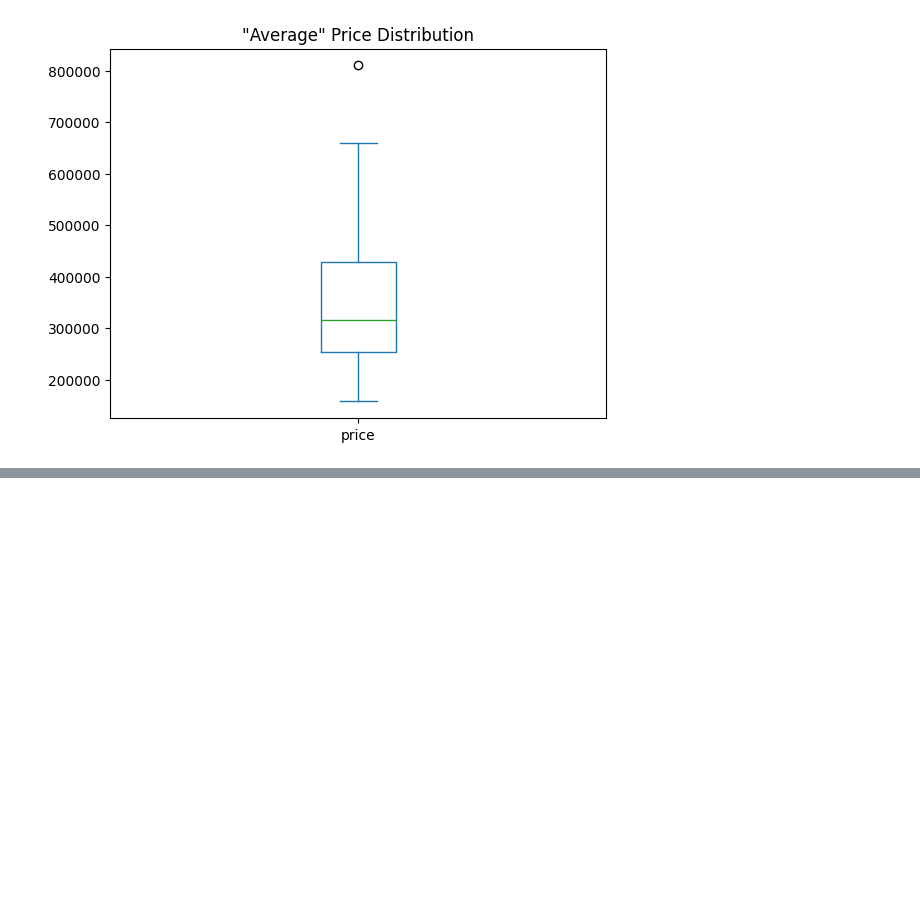
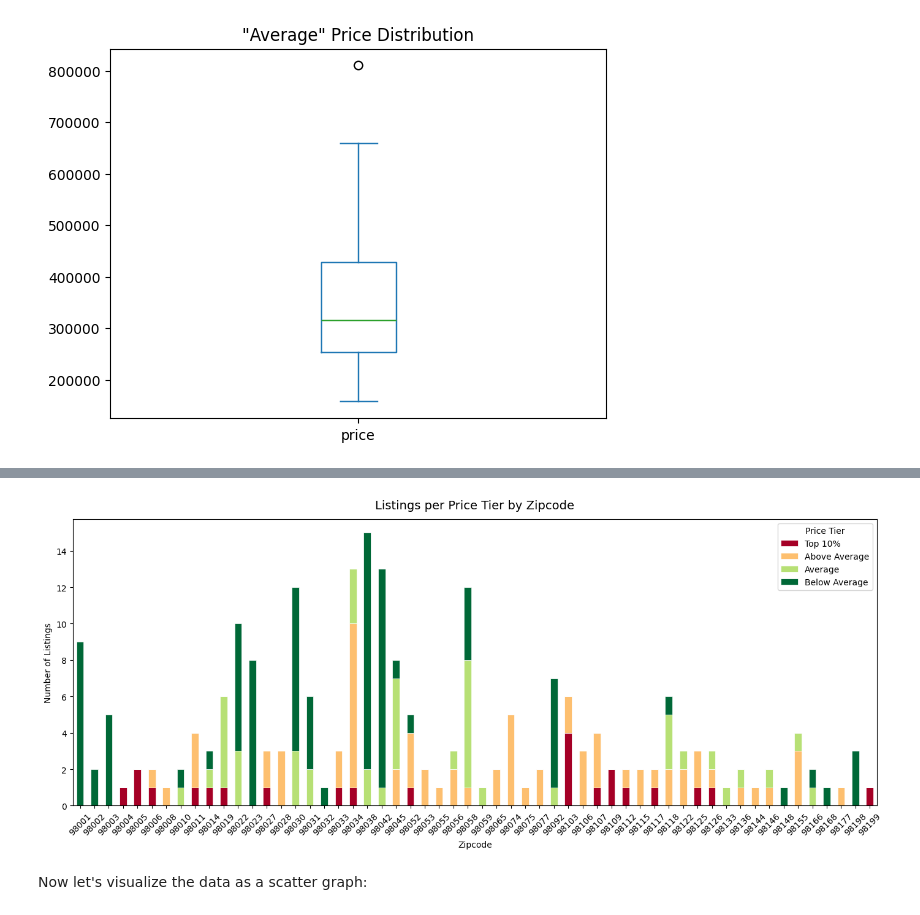
Before and after one commit to lingriosmichael/eda_template, a Jupyter notebook: ash_project.ipynb, the cells around one changed output, grey strips where cells are left out. Cells and saved outputs as stored; diff of their text form; code cells hidden in the pictures; blank space fills up the shorter version.

```diff
--- a/ash_project.ipynb
+++ b/ash_project.ipynb
@@ -534,0 +470,51 @@ plt.show()
+# %%
+# Visualizing the data differently
+
+p90 = df_avg['price'].quantile(0.90)
+p60 = df_avg['price'].quantile(0.60)
+p40 = df_avg['price'].quantile(0.40)
+
+df_t10 = df_avg[df_avg['price'] >= p90]
+df_abv = df_avg[(df_avg['price'] <= p90) & (df_avg['price'] >= p60)]
+df_mid = df_avg[(df_avg['price'] <= p60) & (df_avg['price'] >= p40)]
+df_bel = df_avg[df_avg['price'] <= p40]
+# %%
+# Build a combined DataFrame with counts per zipcode per tier
+tiers = {
+    'Top 10%':  df_t10['zipcode'].value_counts(),
+    'Above Average': df_abv['zipcode'].value_counts(),
+    'Average':       df_mid['zipcode'].value_counts(),
+    'Below Average': df_bel['zipcode'].value_counts(),
+}
+
+# Create the DataFrame
+df_tiers = pd.DataFrame(tiers)
+
+# Fill NaN values with 0 (since a missing zip code means 0 occurrences in that tier)
+df_tiers = df_tiers.fillna(0).astype(int)
+
+df_pct = df_tiers.div(df_tiers.sum(axis=1), axis=0) * 100
+
+# Now let's visualize this as a bar graph:
+
+dfg = df_tiers.plot(
+    kind='bar',
+    stacked=True,
+    figsize=(14, 6),
+    colormap='RdYlGn',
+    edgecolor='white',
+    linewidth=0.5,
+)
+
+dfg.set_title('Listings per Price Tier by Zipcode', fontsize=14, pad=12)
+dfg.set_xlabel('Zipcode')
+dfg.set_ylabel('Number of Listings')
+dfg.legend(title='Price Tier', loc='upper right')
+dfg.tick_params(axis='x', rotation=45)
+
+plt.tight_layout()
+plt.show()
+# %% [output]
+[figure, added]
+# %% [markdown]
+Now let's visualize the data as a scatter graph:
```
Also changed, not shown: parts of 24 cells of this notebook.
